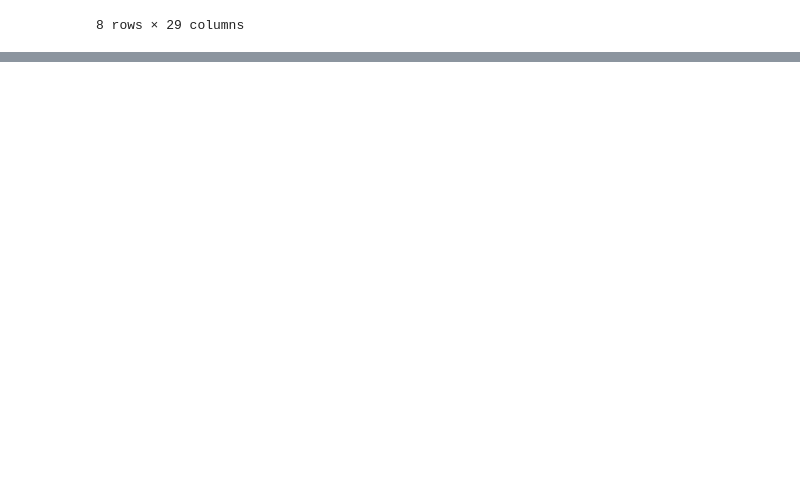
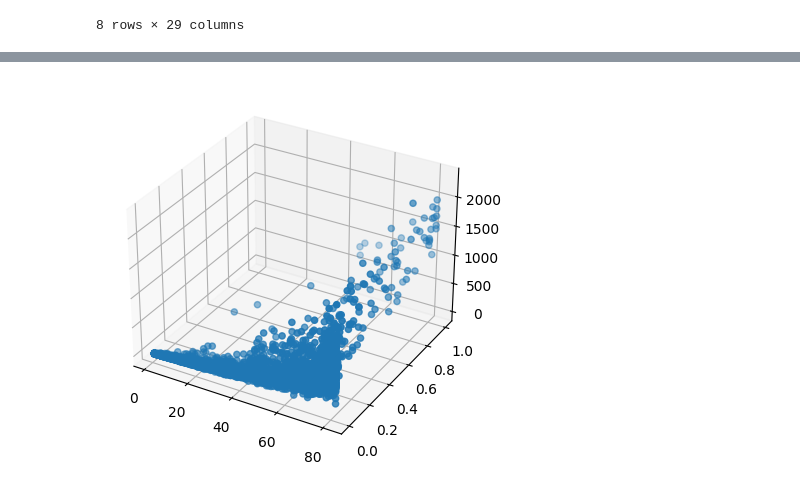
Before and after one commit to kelanwu17/predicting-roty, a Jupyter notebook: main.ipynb, the cells around one changed output, grey strips where cells are left out. Cells and saved outputs as stored; diff of their text form; code cells hidden in the pictures; blank space fills up the shorter version.

```diff
--- a/main.ipynb
+++ b/main.ipynb
@@ -97,0 +130,7 @@ df.describe()
+# %%
+fig = plt.figure()
+ax = fig.add_subplot(111, projection = "3d")
+ax.scatter(df["G"],df["Share"],df["PTS"])
+plt.show()
+# %% [output]
+[figure, added]
```
Also changed, not shown: parts of 16 cells of this notebook.
